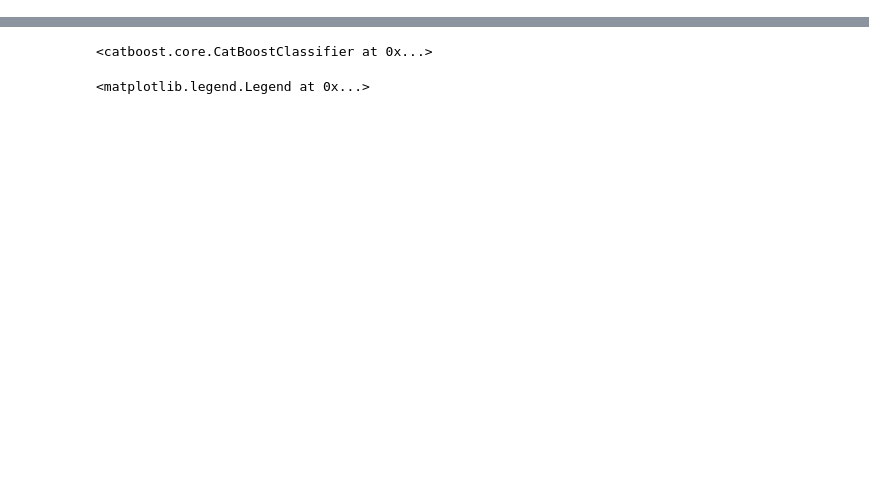
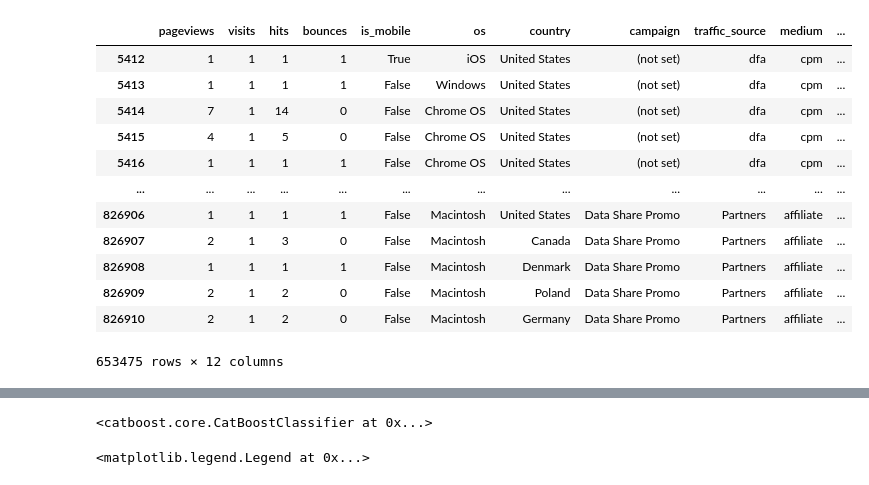
Before and after one commit to jfunk2968/gcp-ml-play, a Jupyter notebook: catboost.ipynb, the cells around one changed output, grey strips where cells are left out. Saved outputs shown, nothing was run; the diff lists cells and outputs as text; code cells hidden in the pictures; blank space fills up the shorter version.

```diff
--- a/catboost.ipynb
+++ b/catboost.ipynb
@@ -87,3 +98,19 @@ test_data = Pool(test_X,
                   cat_features=c_features,
                   feature_names=list(test_X.columns),
                   has_header=True)
+# %%
+train_X
+# %% [output]
+|  | pageviews | visits | hits | bounces | is_mobile | os | country | campaign | traffic_source | medium | ... |
+| 5412 | 1 | 1 | 1 | 1 | True | iOS | United States | (not set) | dfa | cpm | ... |
+| 5413 | 1 | 1 | 1 | 1 | False | Windows | United States | (not set) | dfa | cpm | ... |
+| 5414 | 7 | 1 | 14 | 0 | False | Chrome OS | United States | (not set) | dfa | cpm | ... |
+| 5415 | 4 | 1 | 5 | 0 | False | Chrome OS | United States | (not set) | dfa | cpm | ... |
+| 5416 | 1 | 1 | 1 | 1 | False | Chrome OS | United States | (not set) | dfa | cpm | ... |
+| ... | ... | ... | ... | ... | ... | ... | ... | ... | ... | ... | ... |
+| 826906 | 1 | 1 | 1 | 1 | False | Macintosh | United States | Data Share Promo | Partners | affiliate | ... |
+| 826907 | 2 | 1 | 3 | 0 | False | Macintosh | Canada | Data Share Promo | Partners | affiliate | ... |
+| 826908 | 1 | 1 | 1 | 1 | False | Macintosh | Denmark | Data Share Promo | Partners | affiliate | ... |
+| 826909 | 2 | 1 | 2 | 0 | False | Macintosh | Poland | Data Share Promo | Partners | affiliate | ... |
+| 826910 | 2 | 1 | 2 | 0 | False | Macintosh | Germany | Data Share Promo | Partners | affiliate | ... |
+653475 rows × 12 columns
```
Also changed, not shown: parts of 30 cells of this notebook, 14 other files.
